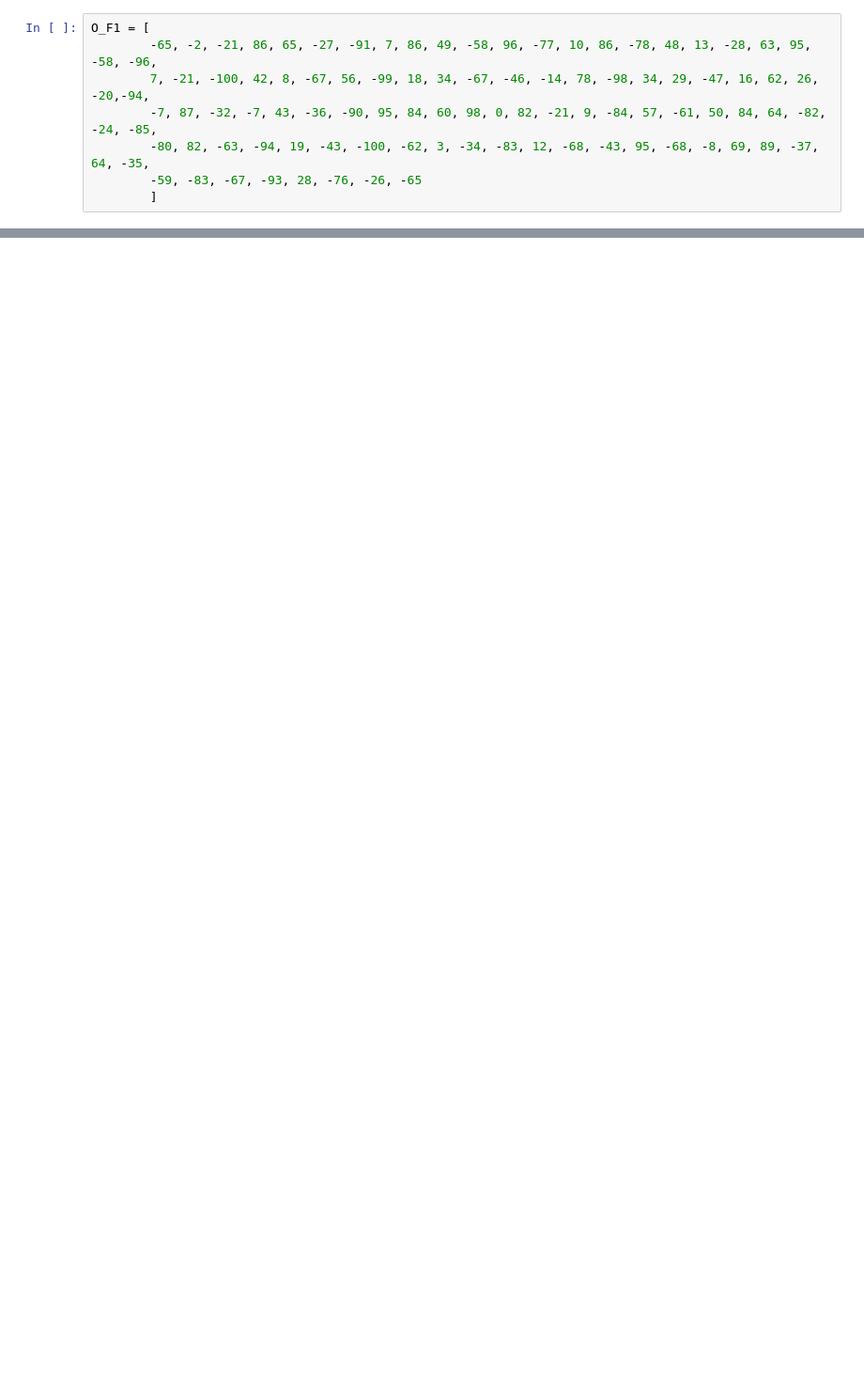
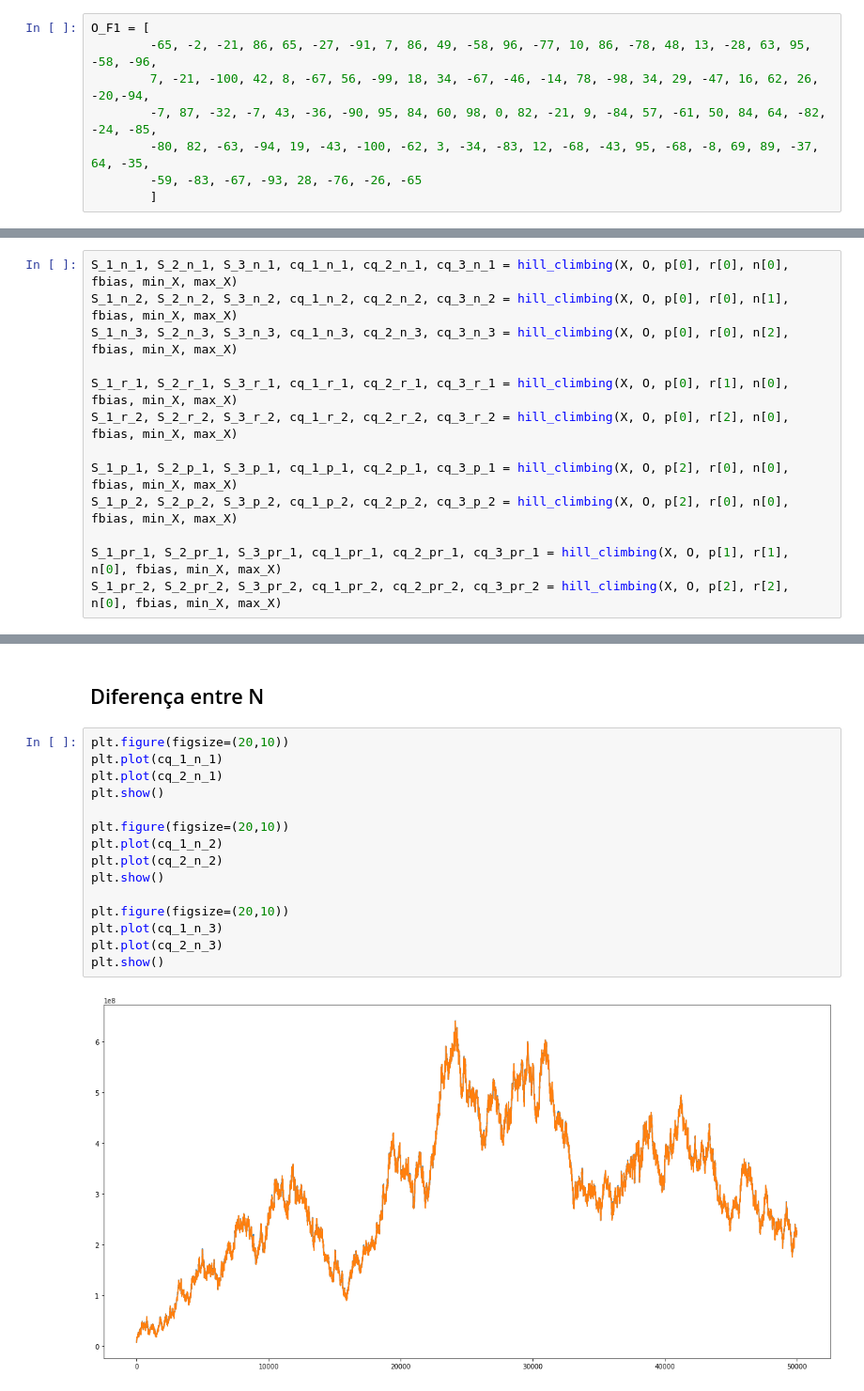
Before and after one commit to EikEUFS/BuscaOtimizacao, a Jupyter notebook: BO_Atividade_01.ipynb, the cells around one changed output, grey strips where cells are left out. Shown at 94% size. Drawn from its saved outputs; the diff is of its cells as text; blank space fills up the shorter version.

```diff
--- a/BO_Atividade_01.ipynb
+++ b/BO_Atividade_01.ipynb
@@ -133,0 +152,13 @@ plt.show()
+# %%
+S_1_n_1, S_2_n_1, S_3_n_1, cq_1_n_1, cq_2_n_1, cq_3_n_1 = hill_climbing(X, O, p[0], r[0], n[0], fbias, min_X, max_X)
+S_1_n_2, S_2_n_2, S_3_n_2, cq_1_n_2, cq_2_n_2, cq_3_n_2 = hill_climbing(X, O, p[0], r[0], n[1], fbias, min_X, max_X)
+S_1_n_3, S_2_n_3, S_3_n_3, cq_1_n_3, cq_2_n_3, cq_3_n_3 = hill_climbing(X, O, p[0], r[0], n[2], fbias, min_X, max_X)
+
+S_1_r_1, S_2_r_1, S_3_r_1, cq_1_r_1, cq_2_r_1, cq_3_r_1 = hill_climbing(X, O, p[0], r[1], n[0], fbias, min_X, max_X)
+S_1_r_2, S_2_r_2, S_3_r_2, cq_1_r_2, cq_2_r_2, cq_3_r_2 = hill_climbing(X, O, p[0], r[2], n[0], fbias, min_X, max_X)
+
+S_1_p_1, S_2_p_1, S_3_p_1, cq_1_p_1, cq_2_p_1, cq_3_p_1 = hill_climbing(X, O, p[2], r[0], n[0], fbias, min_X, max_X)
+S_1_p_2, S_2_p_2, S_3_p_2, cq_1_p_2, cq_2_p_2, cq_3_p_2 = hill_climbing(X, O, p[2], r[0], n[0], fbias, min_X, max_X)
+
+S_1_pr_1, S_2_pr_1, S_3_pr_1, cq_1_pr_1, cq_2_pr_1, cq_3_pr_1 = hill_climbing(X, O, p[1], r[1], n[0], fbias, min_X, max_X)
+S_1_pr_2, S_2_pr_2, S_3_pr_2, cq_1_pr_2, cq_2_pr_2, cq_3_pr_2 = hill_climbing(X, O, p[2], r[2], n[0], fbias, min_X, max_X)
@@ -133,0 +208,19 @@ plt.show()
+# %% [markdown]
+## Diferença entre N
+# %%
+plt.figure(figsize=(20,10))
+plt.plot(cq_1_n_1)
+plt.plot(cq_2_n_1)
+plt.show()
+
+plt.figure(figsize=(20,10))
+plt.plot(cq_1_n_2)
+plt.plot(cq_2_n_2)
+plt.show()
+
+plt.figure(figsize=(20,10))
+plt.plot(cq_1_n_3)
+plt.plot(cq_2_n_3)
+plt.show()
+# %% [output]
+[figure, added]
```
Also changed, not shown: parts of 21 cells of this notebook.
